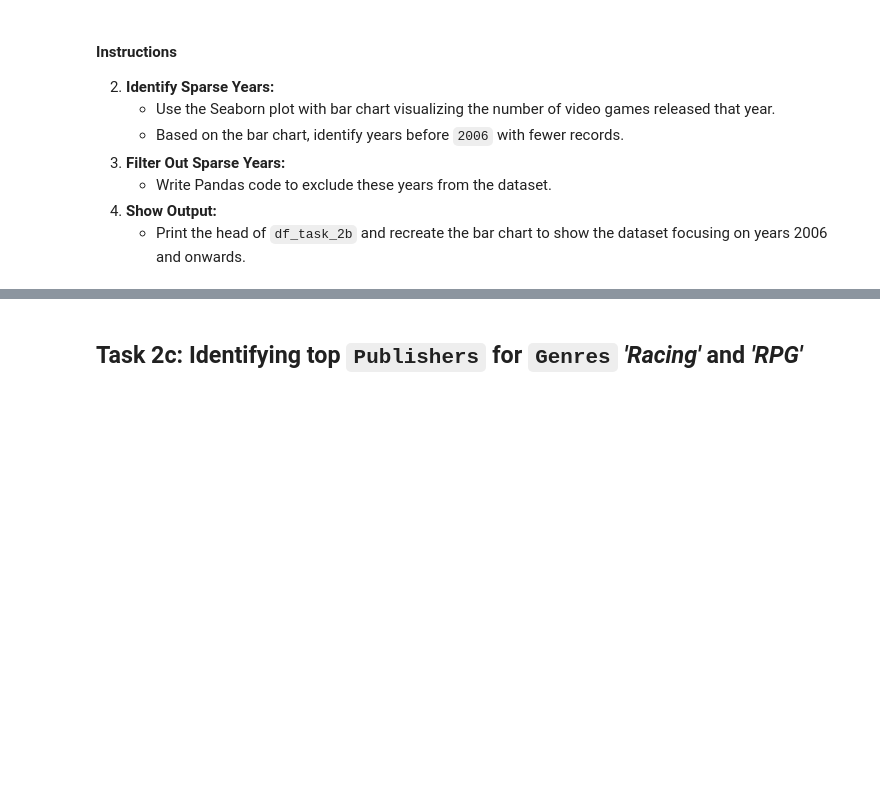
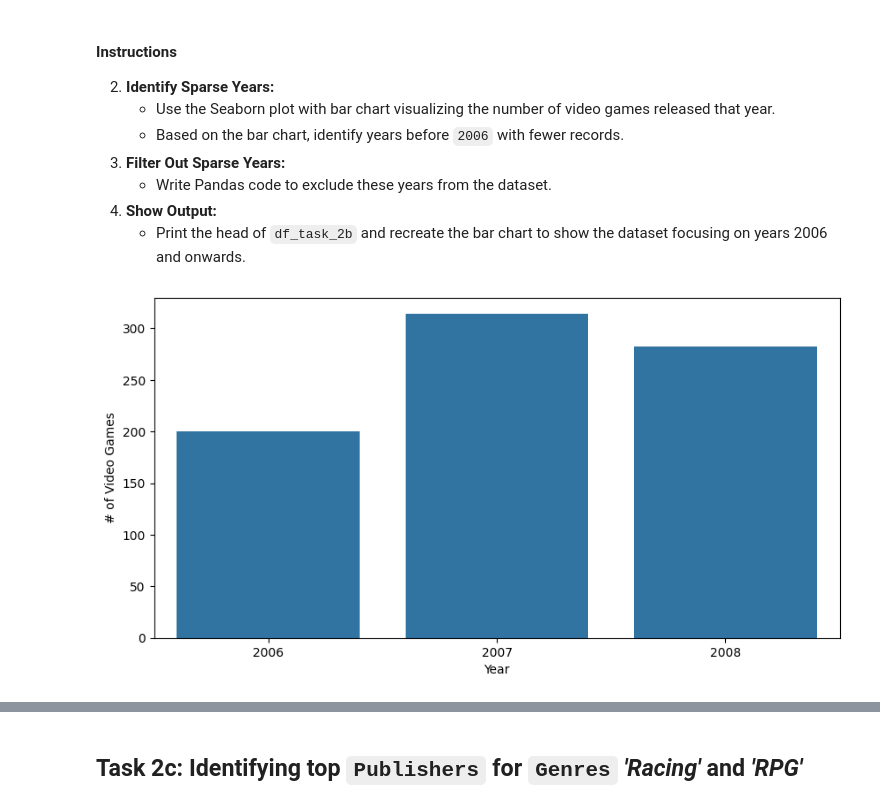
Before and after one commit to visdesignlab/persist_examples, a Jupyter notebook: Study Data II - Video Games/PANDAS_video_games_tasks.ipynb, the cells around one changed output, grey strips where cells are left out. Saved outputs shown, nothing was run; the diff lists cells and outputs as text; code cells hidden in the pictures; blank space fills up the shorter version.

```diff
--- a/Study Data II - Video Games/PANDAS_video_games_tasks.ipynb
+++ b/Study Data II - Video Games/PANDAS_video_games_tasks.ipynb
@@ -177,16 +225,22 @@ During this subtask we will remove these older records, keeping only the records
 # %%
 df_task_2b = df_task_2a
 df_task_2b = df_task_2b.convert_dtypes()
 
 #### Barchart Code Start
+
+df_task_2b = df_task_2b[df_task_2b['Year'] >= 2006]
 
 plt.figure(figsize=(10, 5))
 sns.countplot(x=df_task_2b["Year"])
 
 plt.xlabel('Year')
 plt.ylabel('# of Video Games')
 
 # Display the plot
 plt.show()
 
 #### Barchart Code End
+
+df_task_2b.head()
+# %% [output]
+[figure, added]
```
Also changed, not shown: parts of 13 cells of this notebook, 4 other files.
